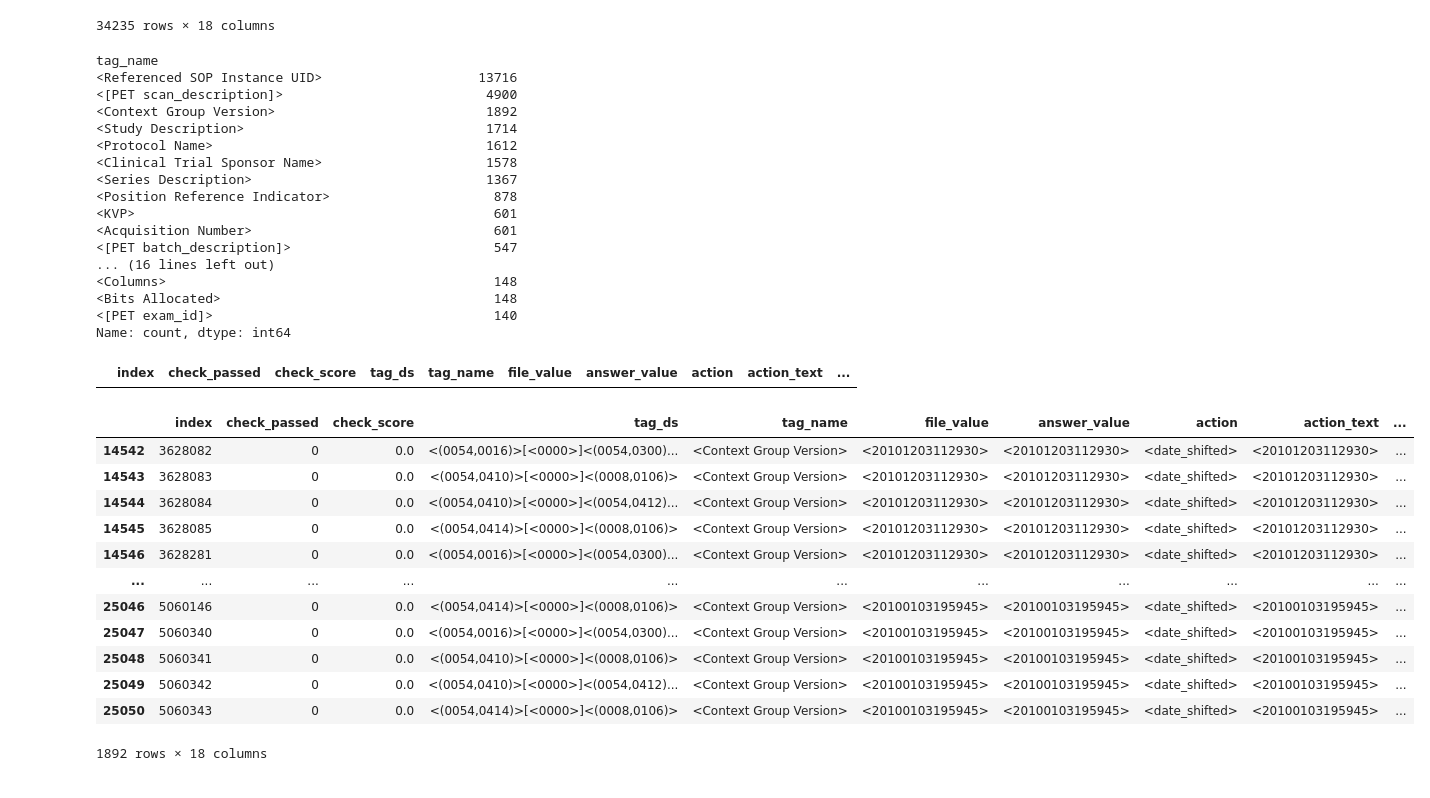
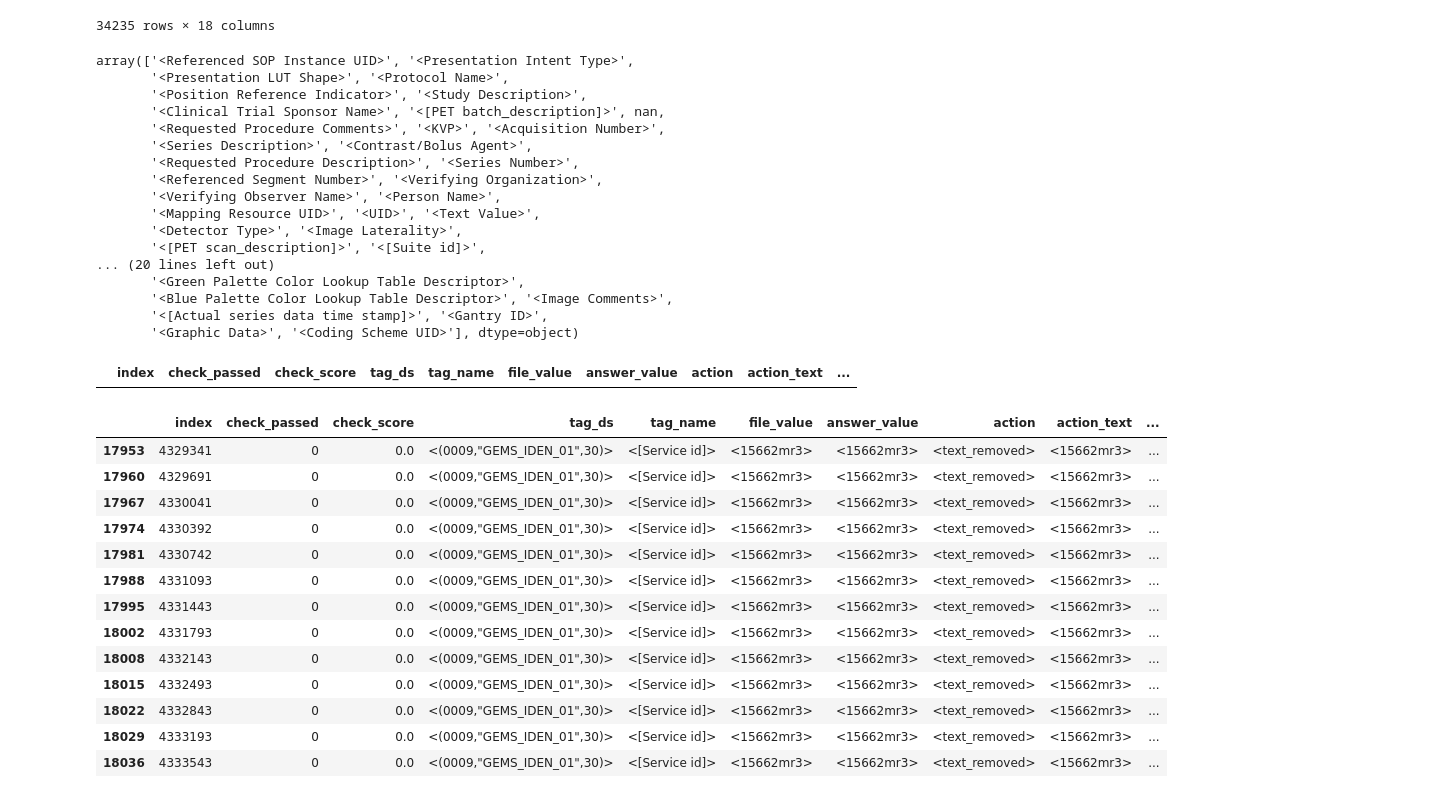
Before and after one commit to MIC-DKFZ/miccai2024_midi-b-submission, a Jupyter notebook: notebooks/exp_decprenacy_report.ipynb, the cells around one changed output. Saved outputs shown, nothing was run; the diff lists cells and outputs as text; code cells hidden in the pictures.

```diff
--- a/notebooks/exp_decprenacy_report.ipynb
+++ b/notebooks/exp_decprenacy_report.ipynb
@@ -22,42 +22,43 @@ report_df
 | 34234 | 6173192 | 0 | 0.0 | <(0008,1111)>[<0000>]<(0008,1155)> | <Referenced SOP Instance UID> | <1.2.826.0.1.3680043.8.498.278768... | <2.5.698.0.0.5917906.8.541.137385... | <uid_consistent> | <2.5.698.0.0.5917906.8.541.137385... | ... |
 34235 rows × 18 columns
 # %%
-report_df['tag_name'].value_counts().head(30)
+report_df['tag_name'].unique()
 # %% [output]
-tag_name
-<Referenced SOP Instance UID>                    13716
-<[PET scan_description]>                          4900
-<Context Group Version>                           1892
-<Study Description>                               1714
-<Protocol Name>                                   1612
-<Clinical Trial Sponsor Name>                     1578
-<Series Description>                              1367
-<Position Reference Indicator>                     878
-<KVP>                                              601
-<Acquisition Number>                               601
-<[PET batch_description]>                          547
-... (16 lines left out)
-<Columns>                                          148
-<Bits Allocated>                                   148
-<[PET exam_id]>                                    140
-Name: count, dtype: int64
+array(['<Referenced SOP Instance UID>', '<Presentation Intent Type>',
+       '<Presentation LUT Shape>', '<Protocol Name>',
+       '<Position Reference Indicator>', '<Study Description>',
+       '<Clinical Trial Sponsor Name>', '<[PET batch_description]>', nan,
+       '<Requested Procedure Comments>', '<KVP>', '<Acquisition Number>',
+       '<Series Description>', '<Contrast/Bolus Agent>',
+       '<Requested Procedure Description>', '<Series Number>',
+       '<Referenced Segment Number>', '<Verifying Organization>',
+       '<Verifying Observer Name>', '<Person Name>',
+       '<Mapping Resource UID>', '<UID>', '<Text Value>',
+       '<Detector Type>', '<Image Laterality>',
+       '<[PET scan_description]>', '<[Suite id]>',
+... (20 lines left out)
+       '<Green Palette Color Lookup Table Descriptor>',
+       '<Blue Palette Color Lookup Table Descriptor>', '<Image Comments>',
+       '<[Actual series data time stamp]>', '<Gantry ID>',
+       '<Graphic Data>', '<Coding Scheme UID>'], dtype=object)
 # %%
 report_df[(report_df['patient'] == '<Pseudo-PHI-002>') & (report_df['file_name'] == '<0000005.dcm>')]
 # %% [output]
 |  | index | check_passed | check_score | tag_ds | tag_name | file_value | answer_value | action | action_text | ... |
 # %%
-report_df[(report_df['tag_name'] == '<Context Group Version>')]
+report_df[(report_df['tag_name'] == '<[Service id]>')]
 # %% [output]
 |  | index | check_passed | check_score | tag_ds | tag_name | file_value | answer_value | action | action_text | ... |
-| 14542 | 3628082 | 0 | 0.0 | <(0054,0016)>[<0000>]<(0054,0300)... | <Context Group Version> | <20101203112930> | <20101203112930> | <date_shifted> | <20101203112930> | ... |
-| 14543 | 3628083 | 0 | 0.0 | <(0054,0410)>[<0000>]<(0008,0106)> | <Context Group Version> | <20101203112930> | <20101203112930> | <date_shifted> | <20101203112930> | ... |
-| 14544 | 3628084 | 0 | 0.0 | <(0054,0410)>[<0000>]<(0054,0412)... | <Context Group Version> | <20101203112930> | <20101203112930> | <date_shifted> | <20101203112930> | ... |
-| 14545 | 3628085 | 0 | 0.0 | <(0054,0414)>[<0000>]<(0008,0106)> | <Context Group Version> | <20101203112930> | <20101203112930> | <date_shifted> | <20101203112930> | ... |
-| 14546 | 3628281 | 0 | 0.0 | <(0054,0016)>[<0000>]<(0054,0300)... | <Context Group Version> | <20101203112930> | <20101203112930> | <date_shifted> | <20101203112930> | ... |
-| ... | ... | ... | ... | ... | ... | ... | ... | ... | ... | ... |
-| 25046 | 5060146 | 0 | 0.0 | <(0054,0414)>[<0000>]<(0008,0106)> | <Context Group Version> | <20100103195945> | <20100103195945> | <date_shifted> | <20100103195945> | ... |
-| 25047 | 5060340 | 0 | 0.0 | <(0054,0016)>[<0000>]<(0054,0300)... | <Context Group Version> | <20100103195945> | <20100103195945> | <date_shifted> | <20100103195945> | ... |
-| 25048 | 5060341 | 0 | 0.0 | <(0054,0410)>[<0000>]<(0008,0106)> | <Context Group Version> | <20100103195945> | <20100103195945> | <date_shifted> | <20100103195945> | ... |
-| 25049 | 5060342 | 0 | 0.0 | <(0054,0410)>[<0000>]<(0054,0412)... | <Context Group Version> | <20100103195945> | <20100103195945> | <date_shifted> | <20100103195945> | ... |
-| 25050 | 5060343 | 0 | 0.0 | <(0054,0414)>[<0000>]<(0008,0106)> | <Context Group Version> | <20100103195945> | <20100103195945> | <date_shifted> | <20100103195945> | ... |
+| 17953 | 4329341 | 0 | 0.0 | <(0009,"GEMS_IDEN_01",30)> | <[Service id]> | <15662mr3> | <15662mr3> | <text_removed> | <15662mr3> | ... |
+| 17960 | 4329691 | 0 | 0.0 | <(0009,"GEMS_IDEN_01",30)> | <[Service id]> | <15662mr3> | <15662mr3> | <text_removed> | <15662mr3> | ... |
+| 17967 | 4330041 | 0 | 0.0 | <(0009,"GEMS_IDEN_01",30)> | <[Service id]> | <15662mr3> | <15662mr3> | <text_removed> | <15662mr3> | ... |
+| 17974 | 4330392 | 0 | 0.0 | <(0009,"GEMS_IDEN_01",30)> | <[Service id]> | <15662mr3> | <15662mr3> | <text_removed> | <15662mr3> | ... |
+| 17981 | 4330742 | 0 | 0.0 | <(0009,"GEMS_IDEN_01",30)> | <[Service id]> | <15662mr3> | <15662mr3> | <text_removed> | <15662mr3> | ... |
+| 17988 | 4331093 | 0 | 0.0 | <(0009,"GEMS_IDEN_01",30)> | <[Service id]> | <15662mr3> | <15662mr3> | <text_removed> | <15662mr3> | ... |
+| 17995 | 4331443 | 0 | 0.0 | <(0009,"GEMS_IDEN_01",30)> | <[Service id]> | <15662mr3> | <15662mr3> | <text_removed> | <15662mr3> | ... |
+| 18002 | 4331793 | 0 | 0.0 | <(0009,"GEMS_IDEN_01",30)> | <[Service id]> | <15662mr3> | <15662mr3> | <text_removed> | <15662mr3> | ... |
+| 18008 | 4332143 | 0 | 0.0 | <(0009,"GEMS_IDEN_01",30)> | <[Service id]> | <15662mr3> | <15662mr3> | <text_removed> | <15662mr3> | ... |
+| 18015 | 4332493 | 0 | 0.0 | <(0009,"GEMS_IDEN_01",30)> | <[Service id]> | <15662mr3> | <15662mr3> | <text_removed> | <15662mr3> | ... |
+| 18022 | 4332843 | 0 | 0.0 | <(0009,"GEMS_IDEN_01",30)> | <[Service id]> | <15662mr3> | <15662mr3> | <text_removed> | <15662mr3> | ... |
+| 18029 | 4333193 | 0 | 0.0 | <(0009,"GEMS_IDEN_01",30)> | <[Service id]> | <15662mr3> | <15662mr3> | <text_removed> | <15662mr3> | ... |
+| 18036 | 4333543 | 0 | 0.0 | <(0009,"GEMS_IDEN_01",30)> | <[Service id]> | <15662mr3> | <15662mr3> | <text_removed> | <15662mr3> | ... |
-1892 rows × 18 columns
```
Also changed, not shown: 4 other files.
